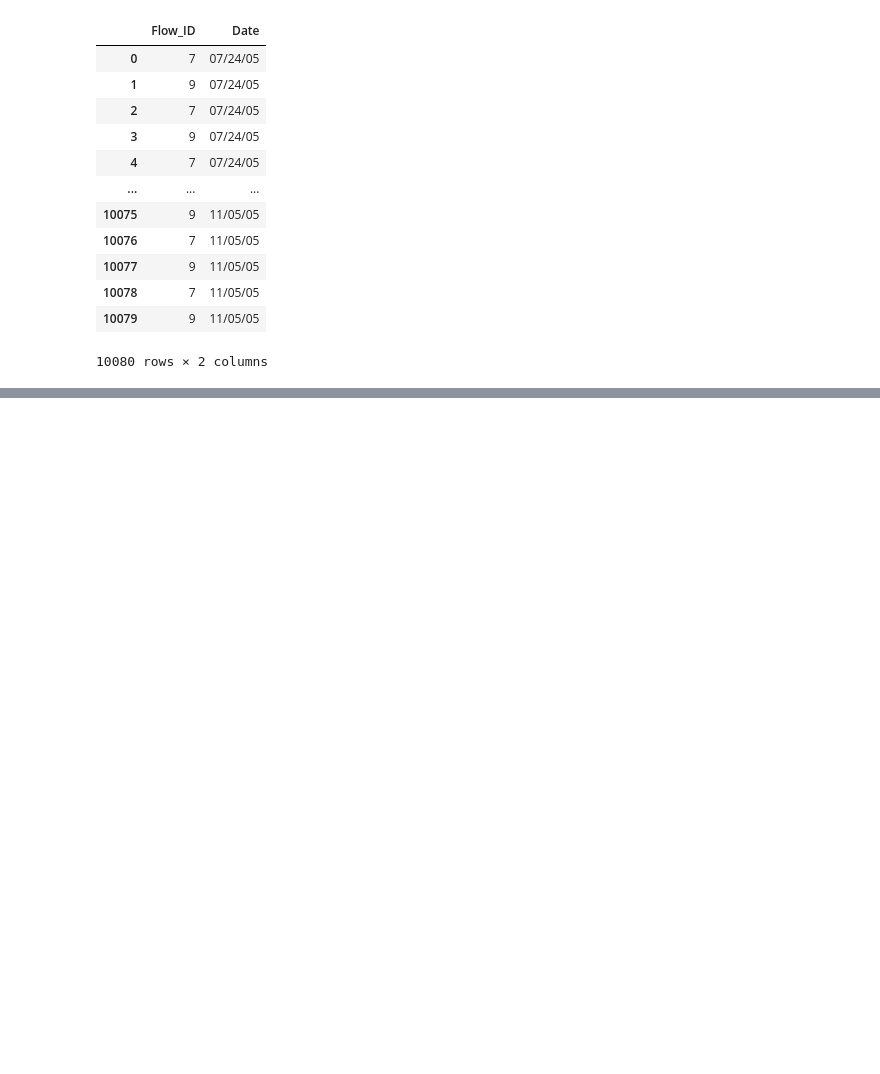
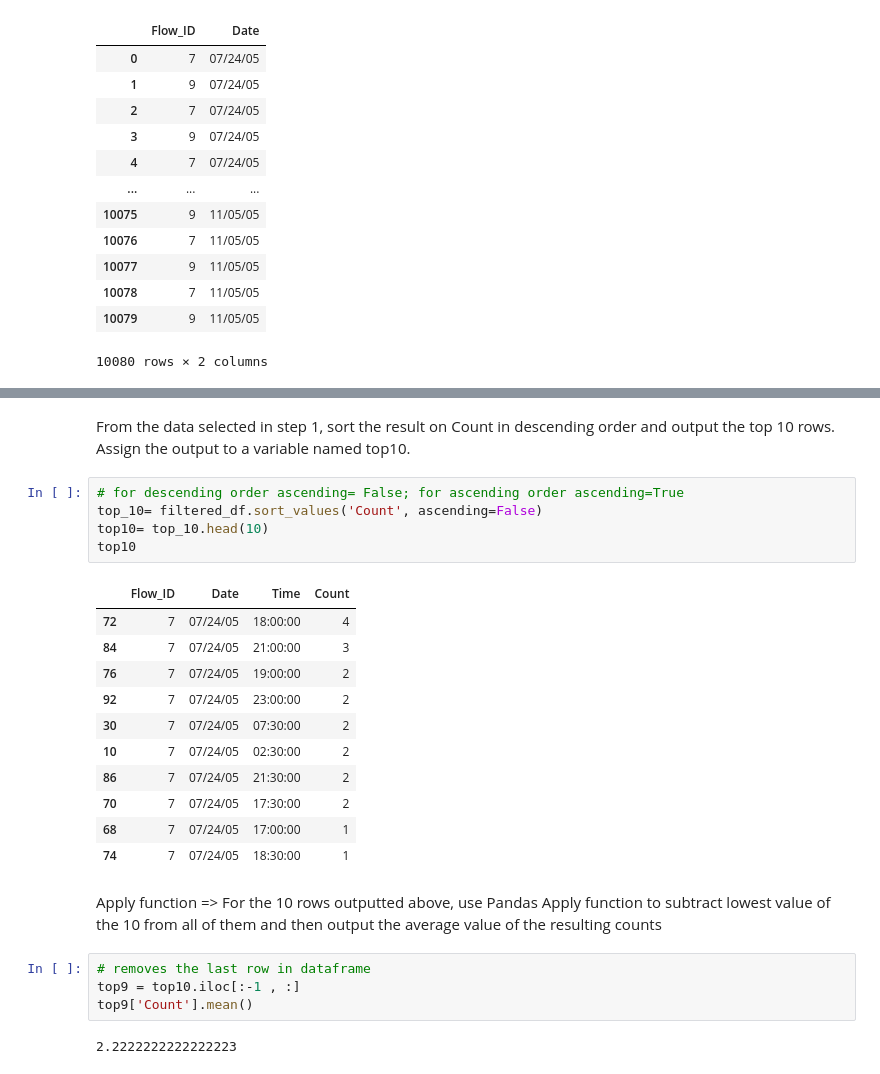
Before and after one commit to justinacgray/machine_learning_practice, a Jupyter notebook: other_data_practice/index1.ipynb, the cells around one changed output, grey strips where cells are left out. Cells and saved outputs as stored; diff of their text form; blank space fills up the shorter version.

```diff
--- a/other_data_practice/index1.ipynb
+++ b/other_data_practice/index1.ipynb
@@ -98,0 +111,28 @@ Name: Flow_ID, Length: 10080, dtype: bool
+# %% [markdown]
+From the data selected in step 1, sort the result on Count in descending order and output the top 10 rows. Assign the output to a variable named top10.
+# %%
+# for descending order ascending= False; for ascending order ascending=True
+top_10= filtered_df.sort_values('Count', ascending=False)
+top10= top_10.head(10)
+top10
+# %% [output]
+|  | Flow_ID | Date | Time | Count |
+| 72 | 7 | 07/24/05 | 18:00:00 | 4 |
+| 84 | 7 | 07/24/05 | 21:00:00 | 3 |
+| 76 | 7 | 07/24/05 | 19:00:00 | 2 |
+| 92 | 7 | 07/24/05 | 23:00:00 | 2 |
+| 30 | 7 | 07/24/05 | 07:30:00 | 2 |
+| 10 | 7 | 07/24/05 | 02:30:00 | 2 |
+| 86 | 7 | 07/24/05 | 21:30:00 | 2 |
+| 70 | 7 | 07/24/05 | 17:30:00 | 2 |
+| 68 | 7 | 07/24/05 | 17:00:00 | 1 |
+| 74 | 7 | 07/24/05 | 18:30:00 | 1 |
+# %% [markdown]
+Apply function =>
+For the 10 rows outputted above, use Pandas Apply function to subtract lowest value of the 10 from all of them and then output the average value of the resulting counts
+# %%
+# removes the last row in dataframe
+top9 = top10.iloc[:-1 , :]
+top9['Count'].mean()
+# %% [output]
+2.2222222222222223
```
Also changed, not shown: parts of 5 cells of this notebook.
